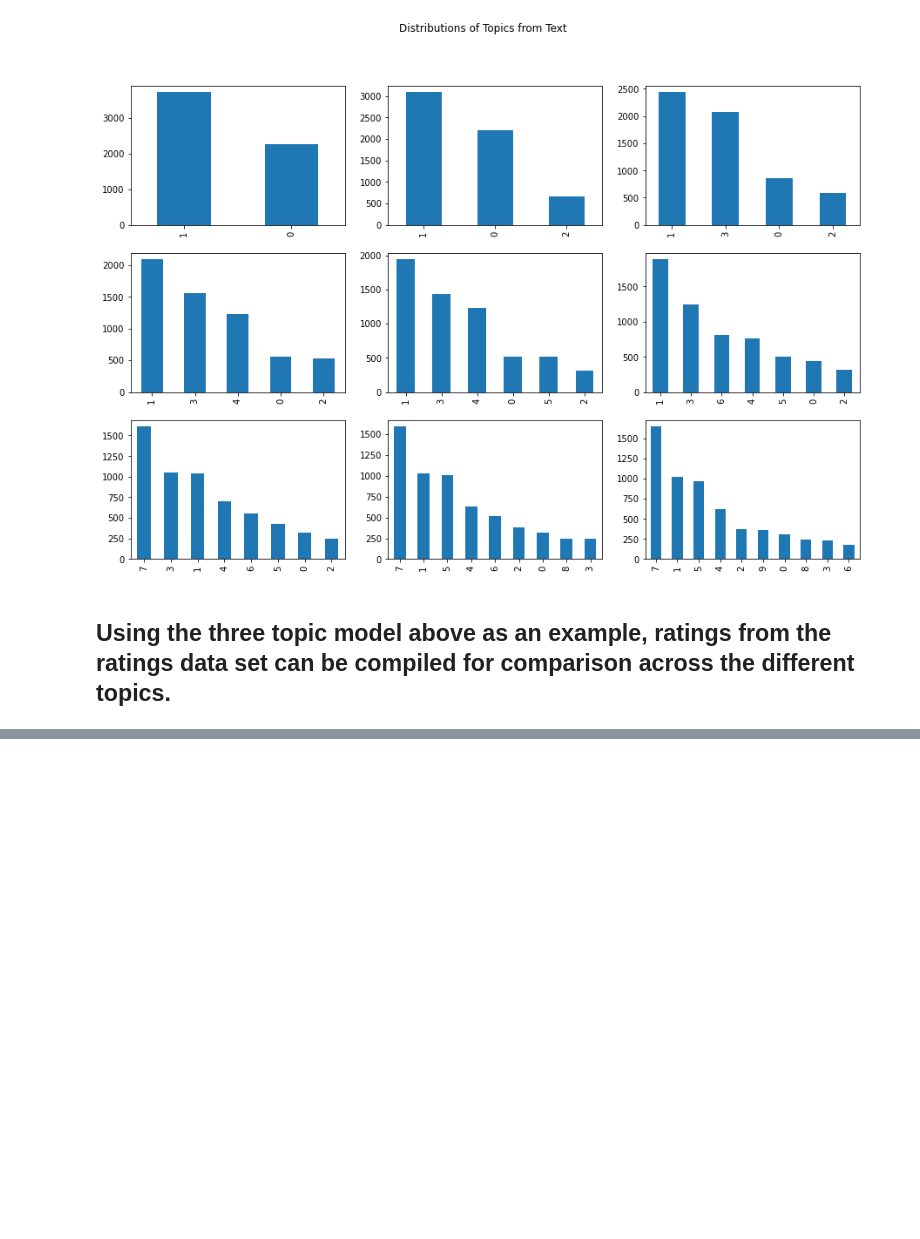
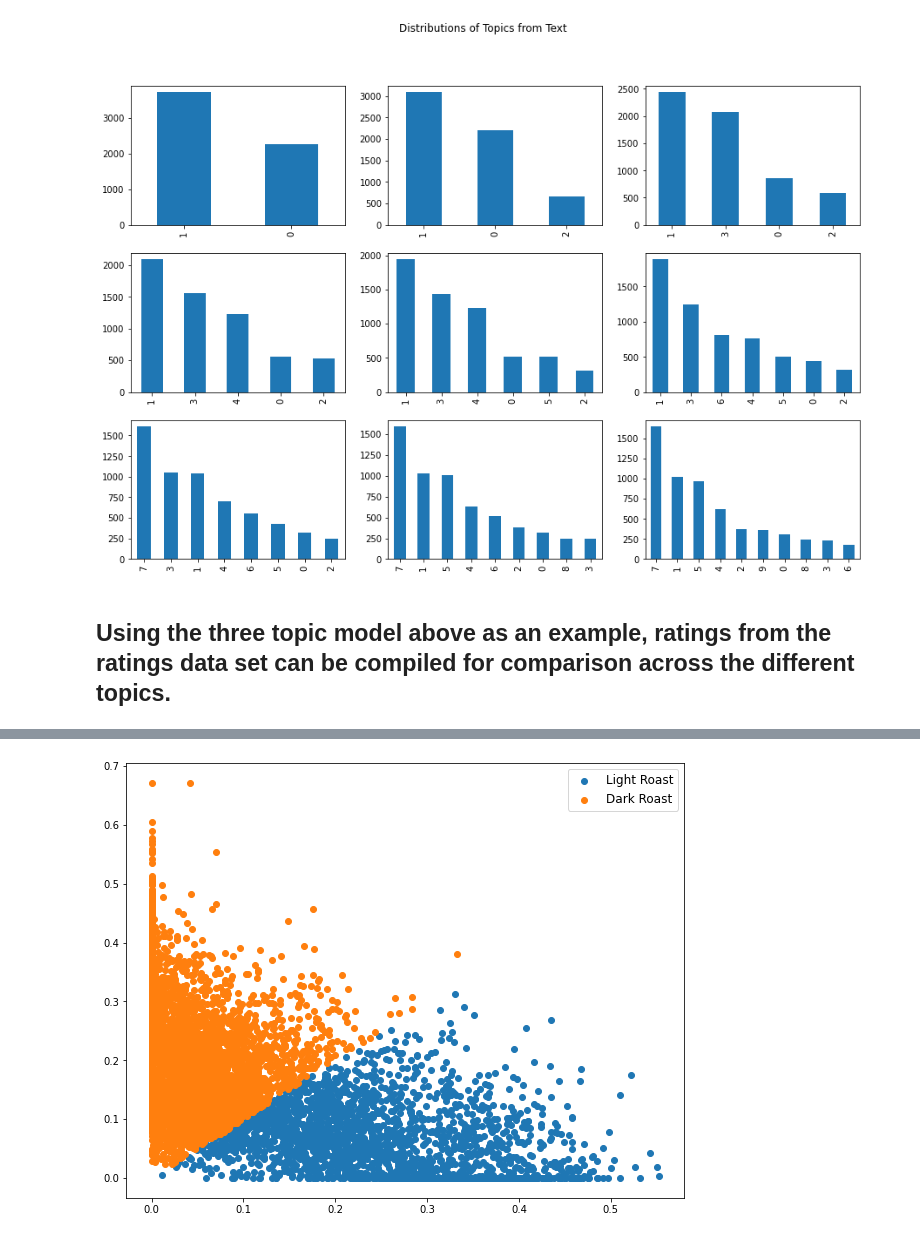
Before and after one commit to ejfeldman7/coffee-reviews-nlp, a Jupyter notebook: Notebooks/nmf.ipynb, the cells around one changed output, grey strips where cells are left out. Cells and saved outputs as stored; diff of their text form; code cells hidden in the pictures; blank space fills up the shorter version.

```diff
--- a/Notebooks/nmf.ipynb
+++ b/Notebooks/nmf.ipynb
@@ -18,3 +21,5 @@ with open('coffee_ratings.pickle','rb') as read_file:
+# %%
+sw = sw + ['coffee','coffees','cup','john', 'diruocco','jen','apodaca','ken','kevin','keurig','espresso','serve','capsule','device','serving','flavor','notes','mouthfeel','aroma','finish','brewed','brewing','parts','one','two','three','evaluate','evaluated','hint']
 # %%
 coffee.head()
 # %% [output]
@@ -99,7 +119,7 @@ def display_topics(model, feature_names, no_top_words, topic_names=None):
 ## In order to analyze the text, the corpus is first create and put into a countvectorizer for future modeling. This was done for both the full text (df.Text) and just the summaries (coffee.TLDR)
 # %%
 # Create count vectorizer on all reviews not counting rare words/misspellings or extremely common, such as "coffee"
-vectorizer = CountVectorizer(min_df=10, stop_words = 'english',max_df=3200)
+vectorizer = CountVectorizer(min_df=10, stop_words = sw)
 doc_word = vectorizer.fit_transform(df.Text.str.replace(r'\d+','',regex=True))
 pd.DataFrame(doc_word.toarray(), index=df.index, columns=vectorizer.get_feature_names()).head(2)
 # %% [output]
@@ -763,0 +590,16 @@ with open('df.pickle', 'wb') as to_write:
+# %%
+feature_matrix = vectorizer.transform(df.Text.str.replace(r'\d+','',regex=True))
+#Transform the data
+data = nmf_model2.transform(feature_matrix.todense())
+data
+
+label = doc_topic2.argmax(axis=1)
+#Getting unique labels
+#plotting the results:
+plt.figure(figsize=(10,8))
+for i in range(0,10):
+    plt.scatter(data[label == i , 0] , data[label == i , 1] , label = i)
+plt.legend(['Light Roast','Dark Roast'],fontsize='large')
+plt.show()
+# %% [output]
+[figure, added]
```
Also changed, not shown: parts of 53 cells of this notebook, 3 other files.
